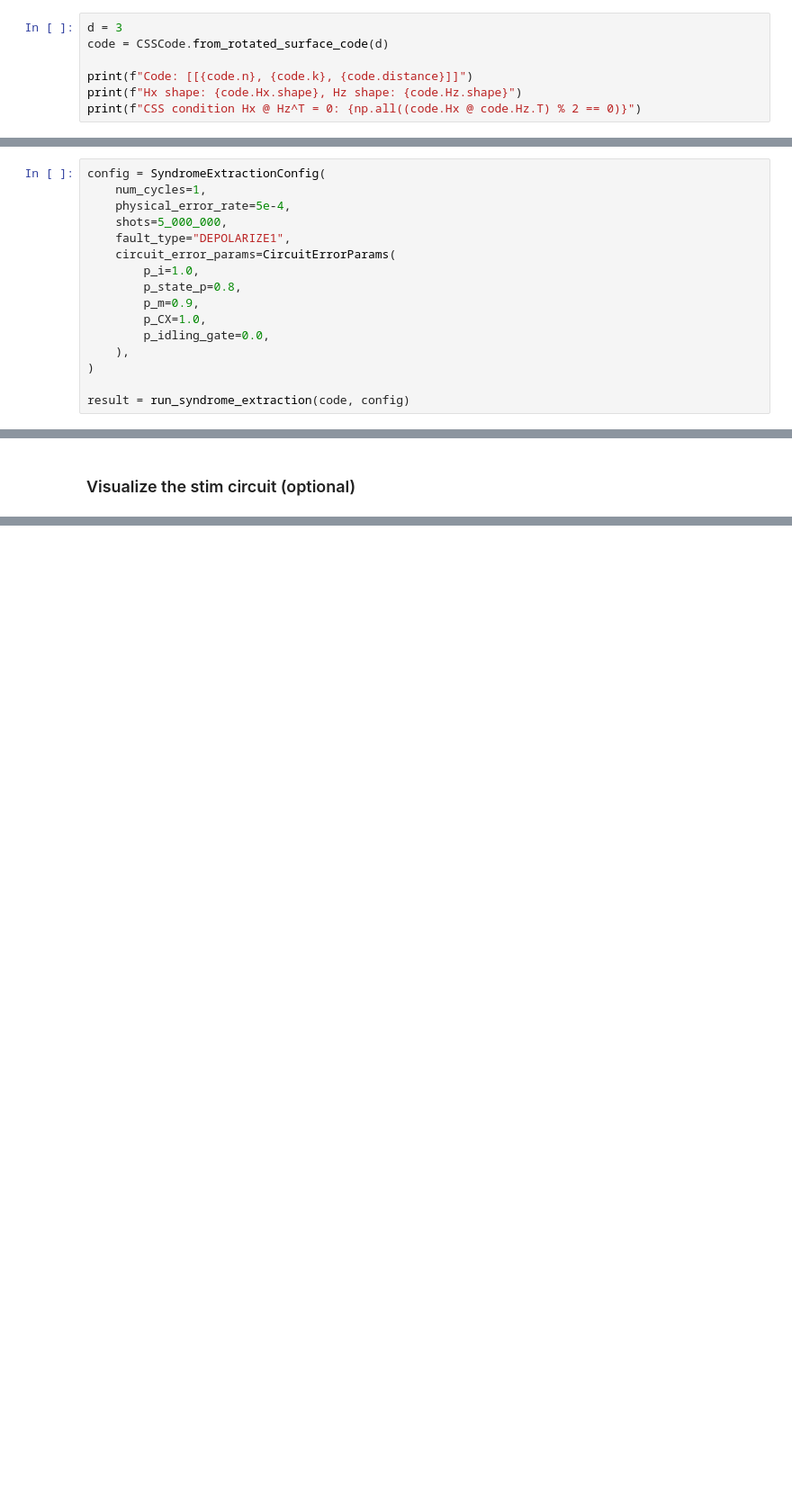
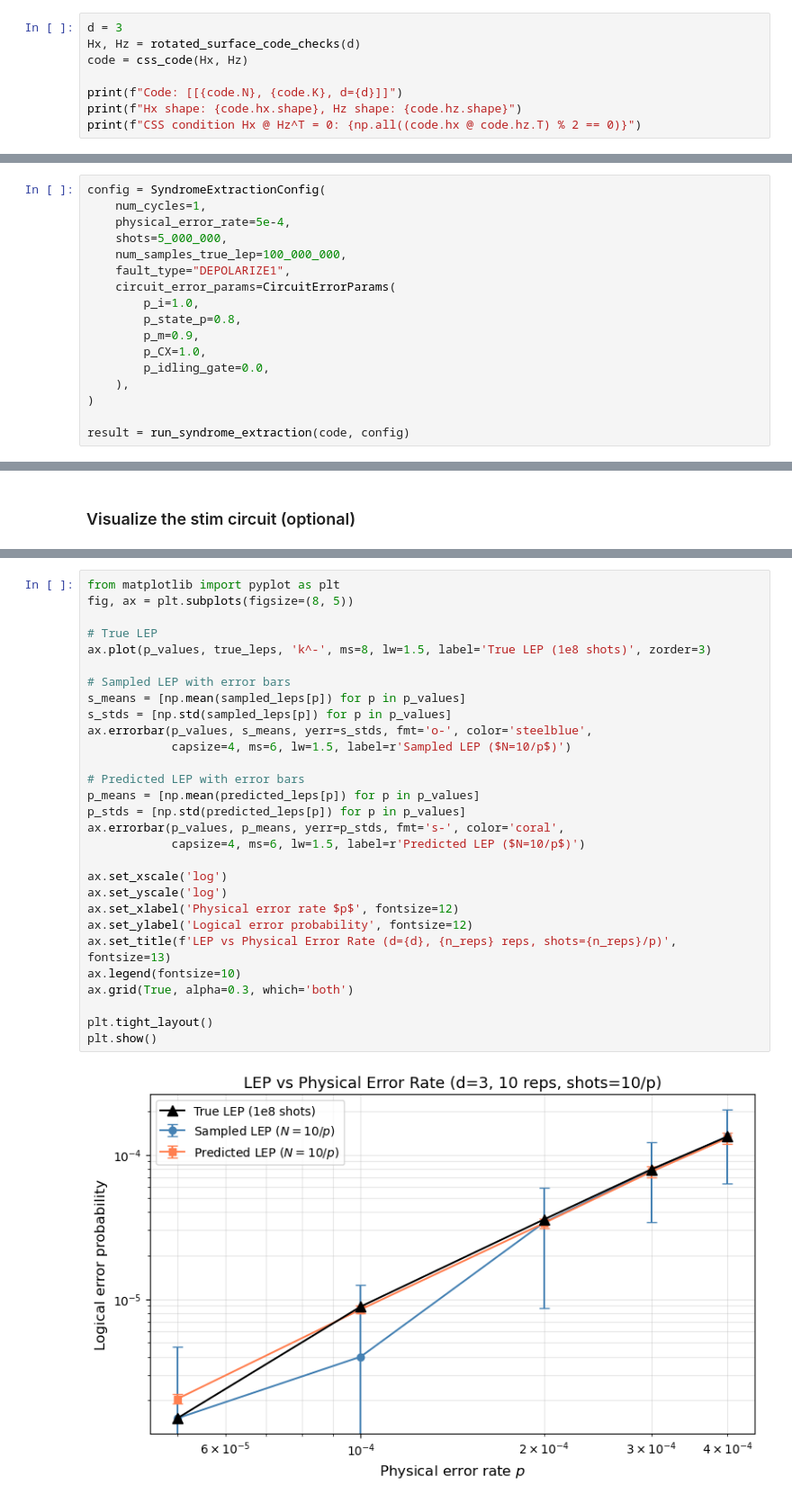
Before and after one commit to hanzheng98/Syndrome-Learning-QEC, a Jupyter notebook: demo/qec_learn_syndrome.ipynb, the cells around one changed output, grey strips where cells are left out. Shown at 90% size. Saved outputs shown, nothing was run; the diff lists cells and outputs as text; blank space fills up the shorter version.

Commit message:
Plot for varying the LEP and physical error rate

```diff
--- a/demo/qec_learn_syndrome.ipynb
+++ b/demo/qec_learn_syndrome.ipynb
@@ -25,7 +26,8 @@ The `CSSCode` dataclass validates the CSS condition $H_x H_z^T = 0 \pmod{2}$ and
 # %%
 d = 3
-code = CSSCode.from_rotated_surface_code(d)
+Hx, Hz = rotated_surface_code_checks(d)
+code = css_code(Hx, Hz)
 
-print(f"Code: [[{code.n}, {code.k}, {code.distance}]]")
-print(f"Hx shape: {code.Hx.shape}, Hz shape: {code.Hz.shape}")
-print(f"CSS condition Hx @ Hz^T = 0: {np.all((code.Hx @ code.Hz.T) % 2 == 0)}")
+print(f"Code: [[{code.N}, {code.K}, d={d}]]")
+print(f"Hx shape: {code.hx.shape}, Hz shape: {code.hz.shape}")
+print(f"CSS condition Hx @ Hz^T = 0: {np.all((code.hx @ code.hz.T) % 2 == 0)}")
@@ -45,6 +46,7 @@ config = SyndromeExtractionConfig(
     num_cycles=1,
     physical_error_rate=5e-4,
     shots=5_000_000,
+    num_samples_true_lep=100_000_000,
     fault_type="DEPOLARIZE1",
     circuit_error_params=CircuitErrorParams(
         p_i=1.0,
@@ -122,0 +203,31 @@ plt.show()
+# %%
+from matplotlib import pyplot as plt
+fig, ax = plt.subplots(figsize=(8, 5))
+
+# True LEP
+ax.plot(p_values, true_leps, 'k^-', ms=8, lw=1.5, label='True LEP (1e8 shots)', zorder=3)
+
+# Sampled LEP with error bars
+s_means = [np.mean(sampled_leps[p]) for p in p_values]
+s_stds = [np.std(sampled_leps[p]) for p in p_values]
+ax.errorbar(p_values, s_means, yerr=s_stds, fmt='o-', color='steelblue',
+            capsize=4, ms=6, lw=1.5, label=r'Sampled LEP ($N=10/p$)')
+
+# Predicted LEP with error bars
+p_means = [np.mean(predicted_leps[p]) for p in p_values]
+p_stds = [np.std(predicted_leps[p]) for p in p_values]
+ax.errorbar(p_values, p_means, yerr=p_stds, fmt='s-', color='coral',
+            capsize=4, ms=6, lw=1.5, label=r'Predicted LEP ($N=10/p$)')
+
+ax.set_xscale('log')
+ax.set_yscale('log')
+ax.set_xlabel('Physical error rate $p$', fontsize=12)
+ax.set_ylabel('Logical error probability', fontsize=12)
+ax.set_title(f'LEP vs Physical Error Rate (d={d}, {n_reps} reps, shots={n_reps}/p)', fontsize=13)
+ax.legend(fontsize=10)
+ax.grid(True, alpha=0.3, which='both')
+
+plt.tight_layout()
+plt.show()
+# %% [output]
+[figure, added]
```
Also changed, not shown: parts of 23 cells of this notebook, 2 other files.
